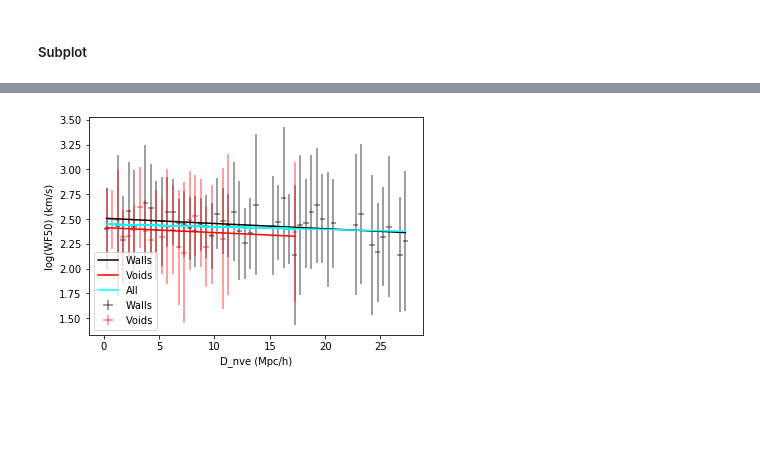
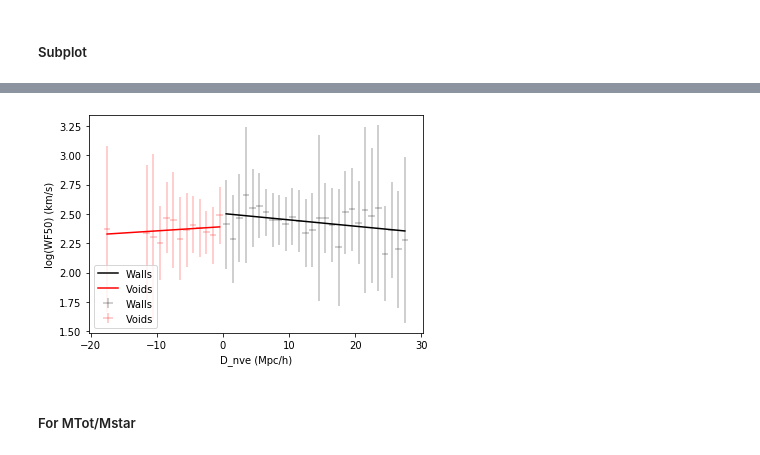
Before and after one commit to usiam/Summer-20_Galactic-Rotation-Curves-And-Dark-Matter, a Jupyter notebook: 11. Nearest_distance_plots.ipynb, the cells around one changed output, grey strips where cells are left out. Saved outputs shown, nothing was run; the diff lists cells and outputs as text; code cells hidden in the pictures; blank space fills up the shorter version.

Commit message:
new plots with normalized Mtotal added

```diff
--- a/11. Nearest_distance_plots.ipynb
+++ b/11. Nearest_distance_plots.ipynb
@@ -687,3 +1059,5 @@ plt.show()
+# %%
+voids_data['d_nve'] = - voids_data['d_nve']
 # %%
 def bin_dnve(data, lower, upper):
     """
@@ -700,22 +1074,23 @@ def bin_dnve(data, lower, upper):
         bins: data structure containing binned data. bins is a list of lists. Each sublist corresponds
               to a bin.
     """
-    bin_size = 0.5
-
+    #bin_size = 0.5
+    bin_size = 1
     bins = []
-    num_bins = int((upper - lower)/bin_size)
+    num_bins = ceil(((upper - lower)/bin_size))
+    print(num_bins)
     for i in range(num_bins):
         bins.append([]) #generates empty sublists inside the list bins
 
     for i in range(len(data)):
             dist = data['d_nve'][i]
-            bin_num = int((dist - lower)//bin_size) # which bin to put into
+            bin_num = ceil((dist - lower)//bin_size) # which bin to put into
             bins[bin_num].append(dist) # adds to corresponding bin
 
     return bins
 # %%
-walls_lower_dnve = round_down(min(walls_data['d_nve']))
-walls_upper_dnve = round_up(max(walls_data['d_nve']))
+walls_lower_dnve = floor(min(walls_data['d_nve']))
+walls_upper_dnve = ceil(max(walls_data['d_nve']))
 
-voids_lower_dnve = round_down(min(voids_data['d_nve']))
-voids_upper_dnve = round_up(max(voids_data['d_nve']))
+voids_lower_dnve = floor(min(voids_data['d_nve']))
+voids_upper_dnve = ceil(max(voids_data['d_nve']))
@@ -745,8 +1127,8 @@ walls_wf50_dnve_bins = bin_wf50_dnve(walls_data, walls_dnve_bins)
 
 voids_wf50_dnve_bins = bin_wf50_dnve(voids_data, voids_dnve_bins)
 # %%
-walls_center_dnve = bin_midpoints(walls_lower_dnve, walls_upper_dnve, 0.5)
-walls_center_dnve_err = 0.25
+walls_center_dnve = bin_midpoints(walls_lower_dnve, walls_upper_dnve, 1)
+walls_center_dnve_err = 0.5
 
 walls_wf50_dnve_bins_medians = []
 walls_wf50_dnve_bins_medians_err = []
@@ -765,8 +1147,8 @@ walls_wf50_dnve_bins_medians_err, _ = bin_correction(walls_wf50_dnve_bins_median
 
 #############################################
 
-voids_center_dnve = bin_midpoints(voids_lower_dnve, voids_upper_dnve, 0.5)
-voids_center_dnve_err = 0.25
+voids_center_dnve = bin_midpoints(voids_lower_dnve, voids_upper_dnve, 1)
+voids_center_dnve_err = 0.5
 
 voids_wf50_dnve_bins_medians = []
 voids_wf50_dnve_bins_medians_err = []
@@ -797,17 +1179,20 @@ Best-fit line equation for all galaxies given by the equation: log(WF50 velocity
 # %%
-#Best-fit line equation for walls galaxies given by the equation: log(WF50 velocity) = -0.005+/-0.002log(d_nve) + 2.508+/-0.037
-#Best-fit line equation for voids galaxies given by the equation: log(WF50 velocity) = -0.005+/-0.006log(d_nve) + 2.413+/-0.042
+#Best-fit line equation for walls galaxies given by the equation: log(W.WF50 velocity) = -0.005+/-0.003log(d_nve) + 2.504+/-0.042
+#Best-fit line equation for voids galaxies given by the equation: log(V.WF50 velocity) = 0.004+/-0.004log(d_nve) + 2.392+/-0.036
 #Best-fit line equation for all galaxies given by the equation: log(WF50 velocity) = -0.003+/-0.002log(d_nve) + 2.448+/-0.027
 
-plt.errorbar(walls_center_dnve, walls_wf50_dnve_bins_medians, xerr = walls_center_dnve_err , yerr= walls_wf50_dnve_bins_medians_err, fmt = 'none', color = 'black', label = 'Walls', alpha = 0.5)
-plt.errorbar(voids_center_dnve, voids_wf50_dnve_bins_medians, xerr = voids_center_dnve_err , yerr= voids_wf50_dnve_bins_medians_err, fmt = 'none', color = 'red', label = 'Voids', alpha = 0.5)
+plt.errorbar(walls_center_dnve, walls_wf50_dnve_bins_medians, xerr = walls_center_dnve_err , yerr= walls_wf50_dnve_bins_medians_err, fmt = 'none', color = 'black', label = 'Walls', alpha = 0.25)
+plt.errorbar(voids_center_dnve, voids_wf50_dnve_bins_medians, xerr = voids_center_dnve_err , yerr= voids_wf50_dnve_bins_medians_err, fmt = 'none', color = 'red', label = 'Voids', alpha = 0.25)
 plt.plot(walls_center_dnve, ydata_dnve_walls_line, color = 'black', label = 'Walls')
 plt.plot(voids_center_dnve, ydata_dnve_voids_line, color = 'red', label = 'Voids')
-plt.plot(dnve_bins, ydata_dnve_all_line, color = 'cyan', label = 'All')
+#plt.plot(dnve_bins, ydata_dnve_all_line, color = 'cyan', label = 'All')
 plt.ylabel('log(WF50) (km/s)')
 plt.xlabel('D_nve (Mpc/h)')
 plt.legend(loc = 'lower left')
-
+plt.savefig('plots/median_logWF50-D_nve.jpeg', dpi=500, facecolor='w', edgecolor='w',
+        orientation='portrait', format='jpeg', pad_inches=0.1)
 plt.show()
 # %% [output]
-[figure, old version]
+[figure, new version]
+# %% [markdown]
+##### For MTot/Mstar
```
Also changed, not shown: parts of 42 cells of this notebook.
